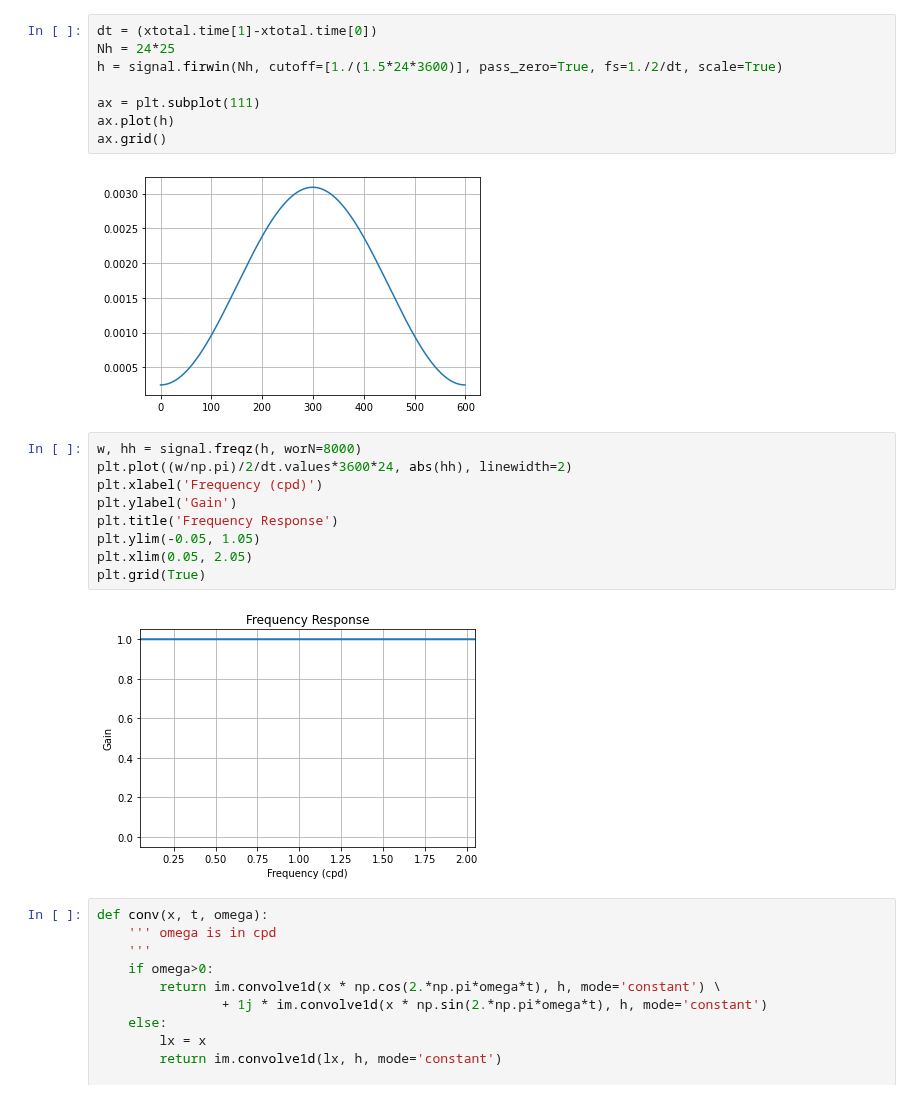
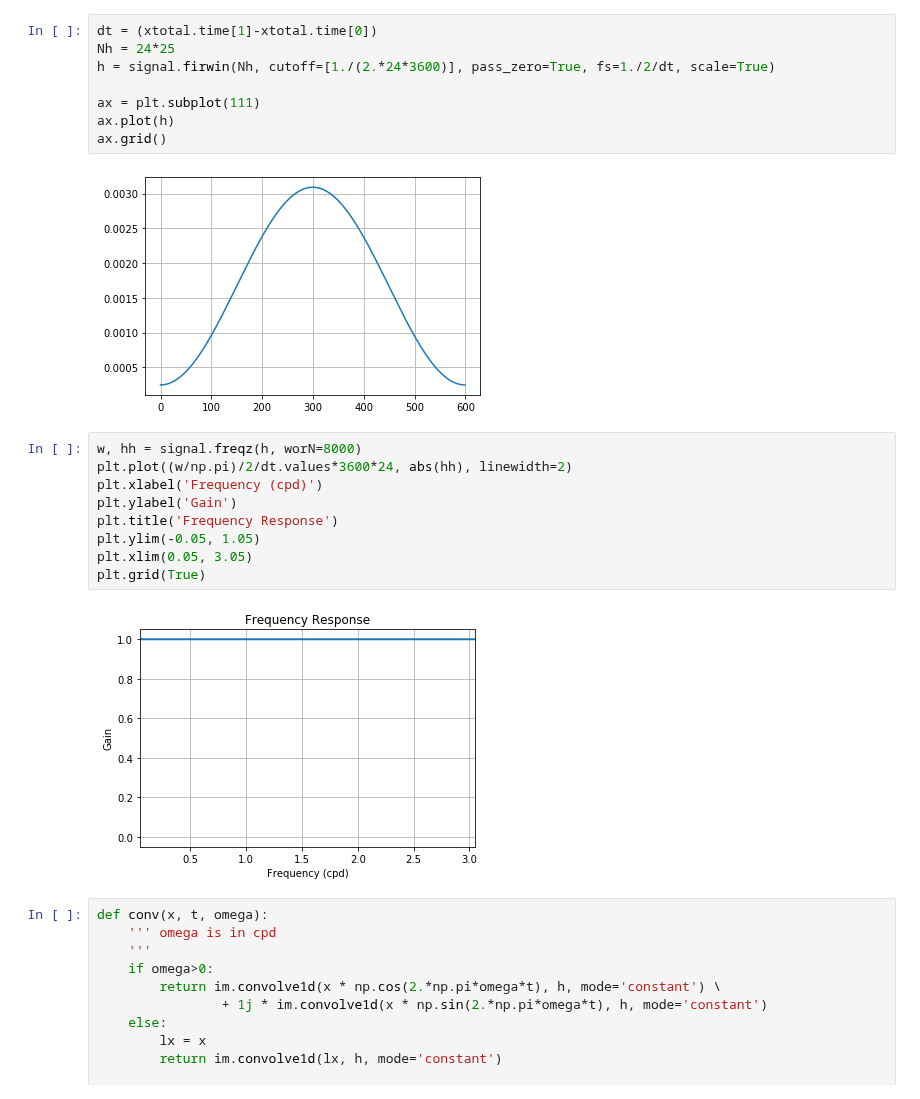
Before and after one commit to zcasparco/equinox_phd, a Jupyter notebook: synthetic_stats/synthetic_annexe.ipynb, the cells around one changed output. Cells and saved outputs as stored; diff of their text form.

```diff
--- a/synthetic_stats/synthetic_annexe.ipynb
+++ b/synthetic_stats/synthetic_annexe.ipynb
@@ -122,7 +104,7 @@ xtotal.sel(draw=0,time=slice(0,50),windows=0).plot()
 # %%
 dt = (xtotal.time[1]-xtotal.time[0])
 Nh = 24*25
-h = signal.firwin(Nh, cutoff=[1./(1.5*24*3600)], pass_zero=True, fs=1./2/dt, scale=True)
+h = signal.firwin(Nh, cutoff=[1./(2.*24*3600)], pass_zero=True, fs=1./2/dt, scale=True)
 
 ax = plt.subplot(111)
 ax.plot(h)
@@ -132,14 +114,14 @@ ax.grid()
 # %%
 w, hh = signal.freqz(h, worN=8000)
 plt.plot((w/np.pi)/2/dt.values*3600*24, abs(hh), linewidth=2)
 plt.xlabel('Frequency (cpd)')
 plt.ylabel('Gain')
 plt.title('Frequency Response')
 plt.ylim(-0.05, 1.05)
-plt.xlim(0.05, 2.05)
+plt.xlim(0.05, 3.05)
 plt.grid(True)
 # %% [output]
-[figure, old version]
+[figure, new version]
 # %%
 def conv(x, t, omega):
     ''' omega is in cpd
```
Also changed, not shown: parts of 14 cells of this notebook.
